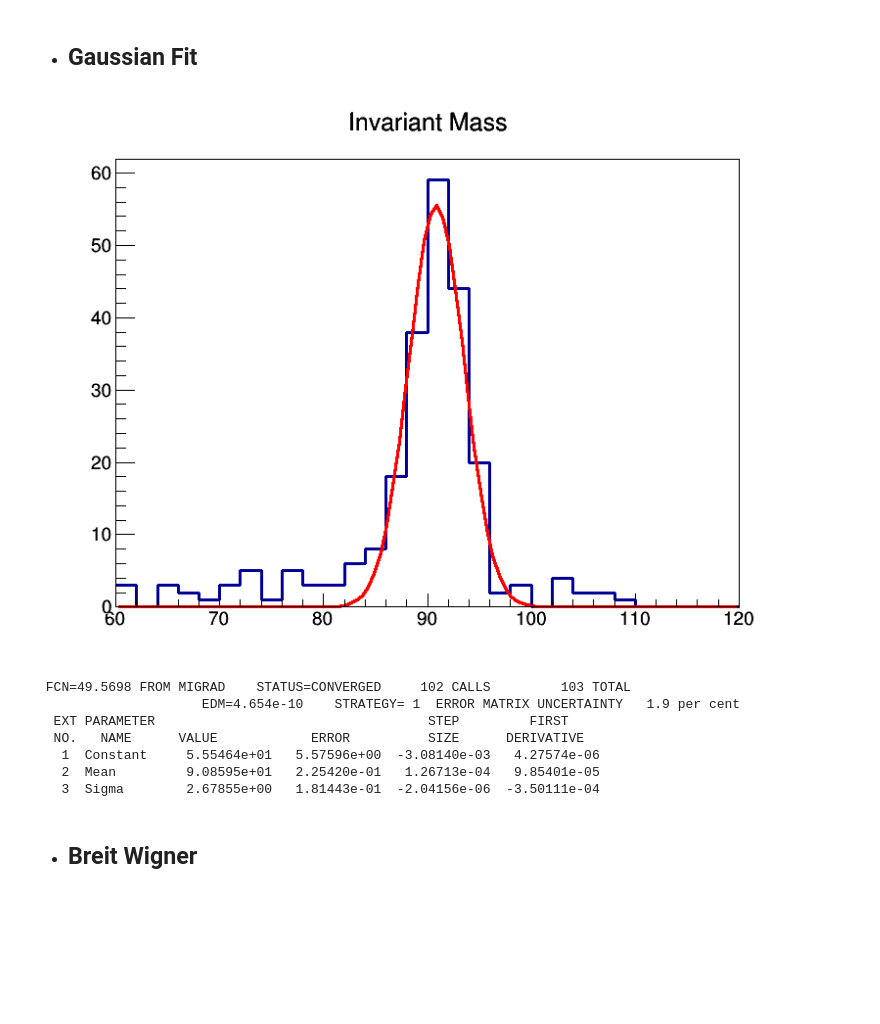
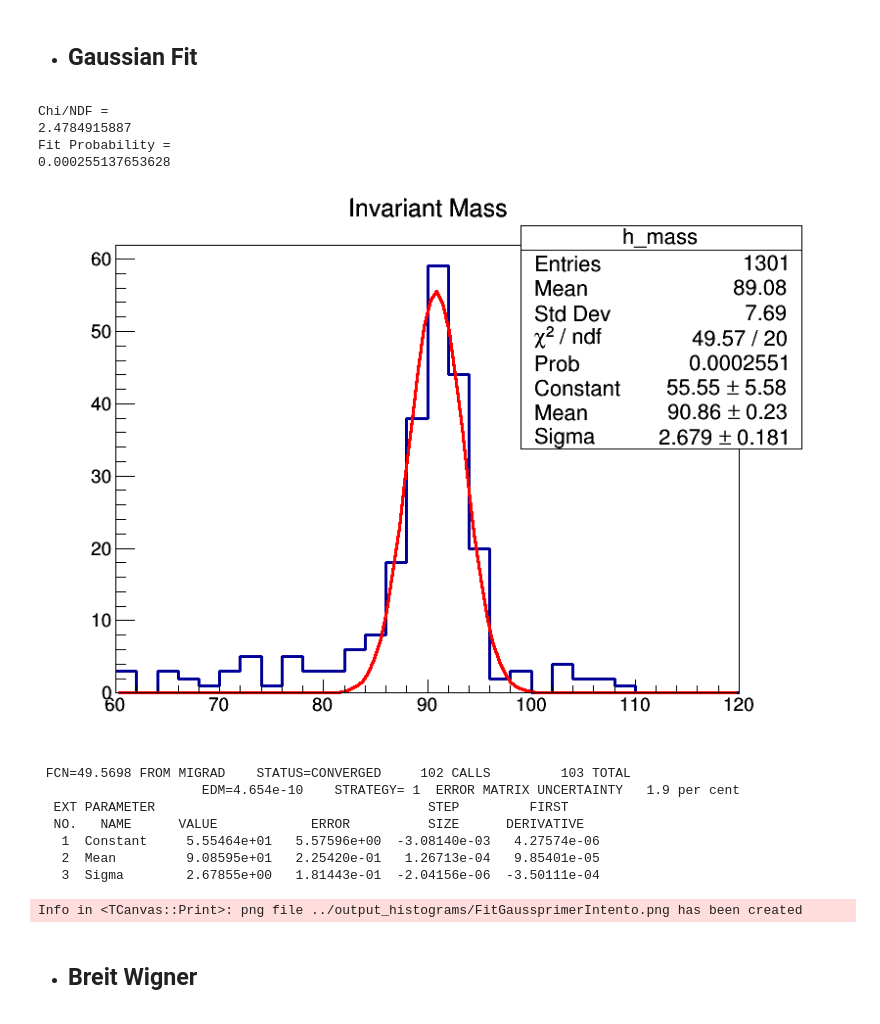
Before and after one commit to IFCA-HEP-AnalysisTeam/CmsOpenData_Education, a Jupyter notebook: tutorials/Part3.ipynb, the cells around one changed output. Drawn from its saved outputs; the diff is of its cells as text; code cells hidden in the pictures; blank space fills up the shorter version.

```diff
--- a/tutorials/Part3.ipynb
+++ b/tutorials/Part3.ipynb
@@ -41,35 +39,49 @@ cd ~/CmsOpenData/AnalysisDesigner
 # %%
 # Get the root file that contains the histograms for selected muons: goodHistos.root.
 Gfile = ROOT.TFile("datafiles/goodhistos.root", "read")
 
 ### Then create again a new the canvas where the histograms are going to be drawn
 canvas = ROOT.TCanvas("myCanvas","All muons: Pt",800,600)
 
 histo6=Gfile.Get('h_mass')
 
 histo6.GetXaxis().SetRangeUser(60, 120)
 
 
 ### One more time, draw the histogram
 histo6.SetTitle("Invariant Mass")
 
-histo6.Fit("gaus") #use the standard gauss function.
+f=ROOT.TF1("gauss","gaus",60,120)
 
+histo6.Fit("gauss") #use the standard gauss function.
+
+print 'Chi/NDF = '
+print f.GetChisquare() / f.GetNDF()
+print 'Fit Probability = '
+print f.GetProb()
 
 #self.fit1 = self.gHisto.GetFunction("gaus")
 from ROOT import gStyle
-gStyle.SetOptFit()
+gStyle.SetOptFit(11111111)
 histo6.Draw()
 canvas.Draw()
+
+name = "primerIntento"
+canvas.SaveAs("../output_histograms/FitGauss"+ name +".png")
 # %% [output]
+Chi/NDF =
+2.4784915887
+Fit Probability =
+0.000255137653628
-[figure, old version]
+[figure, new version]
- FCN=49.5698 FROM MIGRAD    STATUS=CONVERGED     102 CALLS         103 TOTAL
-                     EDM=4.654e-10    STRATEGY= 1  ERROR MATRIX UNCERTAINTY   1.9 per cent
-  EXT PARAMETER                                   STEP         FIRST
-  NO.   NAME      VALUE            ERROR          SIZE      DERIVATIVE
-   1  Constant     5.55464e+01   5.57596e+00  -3.08140e-03   4.27574e-06
-   2  Mean         9.08595e+01   2.25420e-01   1.26713e-04   9.85401e-05
-   3  Sigma        2.67855e+00   1.81443e-01  -2.04156e-06  -3.50111e-04
+ FCN=49.5698 FROM MIGRAD    STATUS=CONVERGED     102 CALLS         103 TOTAL
+                     EDM=4.654e-10    STRATEGY= 1  ERROR MATRIX UNCERTAINTY   1.9 per cent
+  EXT PARAMETER                                   STEP         FIRST
+  NO.   NAME      VALUE            ERROR          SIZE      DERIVATIVE
+   1  Constant     5.55464e+01   5.57596e+00  -3.08140e-03   4.27574e-06
+   2  Mean         9.08595e+01   2.25420e-01   1.26713e-04   9.85401e-05
+   3  Sigma        2.67855e+00   1.81443e-01  -2.04156e-06  -3.50111e-04
+Info in <TCanvas::Print>: png file ../output_histograms/FitGaussprimerIntento.png has been created
 # %% [markdown]
 * ## Breit Wigner
 # %%
```
Also changed, not shown: parts of 4 cells of this notebook.
